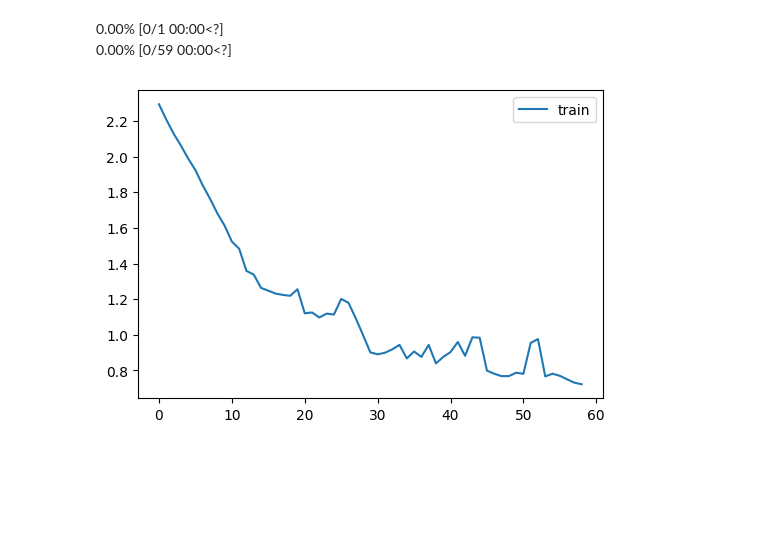
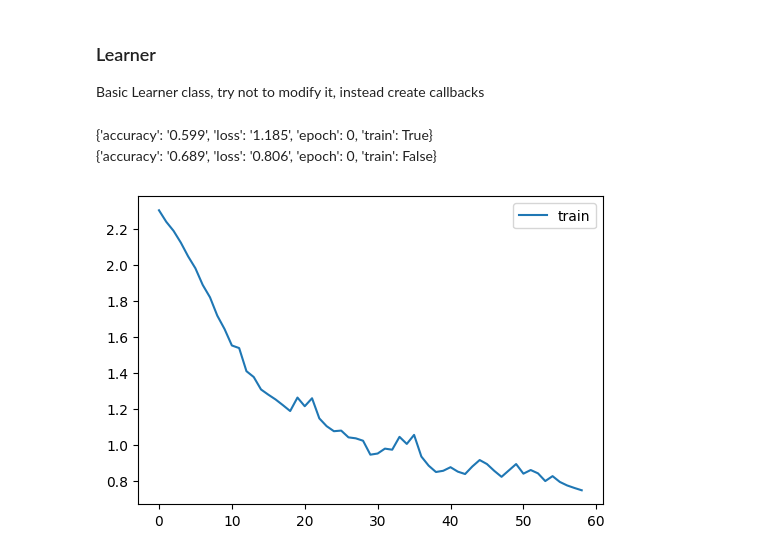
Before and after one commit to ubaiidullaah/miniai, a Jupyter notebook: Learner.ipynb, the cells around one changed output. Drawn from its saved outputs; the diff is of its cells as text; code cells hidden in the pictures; blank space fills up the shorter version.

```diff
--- a/Learner.ipynb
+++ b/Learner.ipynb
@@ -104,6 +112,9 @@ class ProgressCB(Callback):
         if self.plot and hasattr(self.learn, 'metrics') and self.learn.model.training:
             self.losses.append(self.learn.loss.item())
             self.mbar.update_graph([[fc.L.range(self.losses), self.losses]])
+# %% [markdown]
+### Learner
+Basic Learner class, try not to modify it, instead create callbacks
 # %%
 class Learner:
     def __init__(self, model, dls, loss_func, lr, cbs, opt_func=optim.SGD):
@@ -117,15 +128,6 @@ class Learner:
             yield
             self.callback(f'after_{nm}')
         except globals()[f'Cancel{nm.title()}Exception']: pass
-
-    def one_batch(self):
-        self.preds = self.model(self.batch[0])
-        self.loss = self.loss_func(self.preds, self.batch[1])
-        if self.model.training:
-            self.loss.backward()
-            self.opt.step()
-            self.opt.zero_grad()
-
 
     def one_epoch(self, train):
         self.model.train(train)
@@ -152,7 +154,7 @@ class Learner:
             self.callback('after_fit')
         except CancelFitException:
             pass
-
+    # runs if not found
     def __getattr__(self, name):
         if name in ('predict', 'get_loss', 'backward', 'step', 'zero_grad'): return partial(self.callback, name)
         raise AttributeError(name)
@@ -162,11 +164,10 @@ class Learner:
 m, nh = 28*28, 50
 def get_model(): return nn.Sequential(nn.Linear(m,nh), nn.ReLU(), nn.Linear(nh,10))
 # %%
-model = get_model()
 metrics = MetricsCB(accuracy=MulticlassAccuracy())
-learn = Learner(model, dls, F.cross_entropy, lr=0.2, cbs=[TrainCB(), DeviceCB(), metrics, ProgressCB(plot=True)])
+learn = Learner(get_model(), dls, F.cross_entropy, lr=0.2, cbs=[TrainCB(), DeviceCB(), metrics, ProgressCB(plot=True)])
 learn.fit(1)
 # %% [output]
-0.00% [0/1 00:00<?]
-0.00% [0/59 00:00<?]
+{'accuracy': '0.599', 'loss': '1.185', 'epoch': 0, 'train': True}
+{'accuracy': '0.689', 'loss': '0.806', 'epoch': 0, 'train': False}
-[figure, old version]
+[figure, new version]
```
Also changed, not shown: parts of 16 cells of this notebook.
